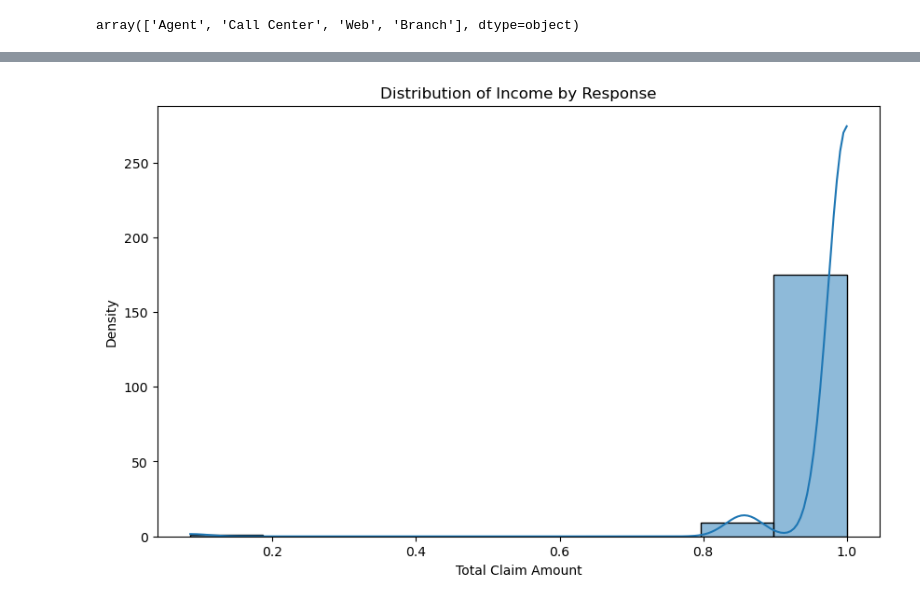
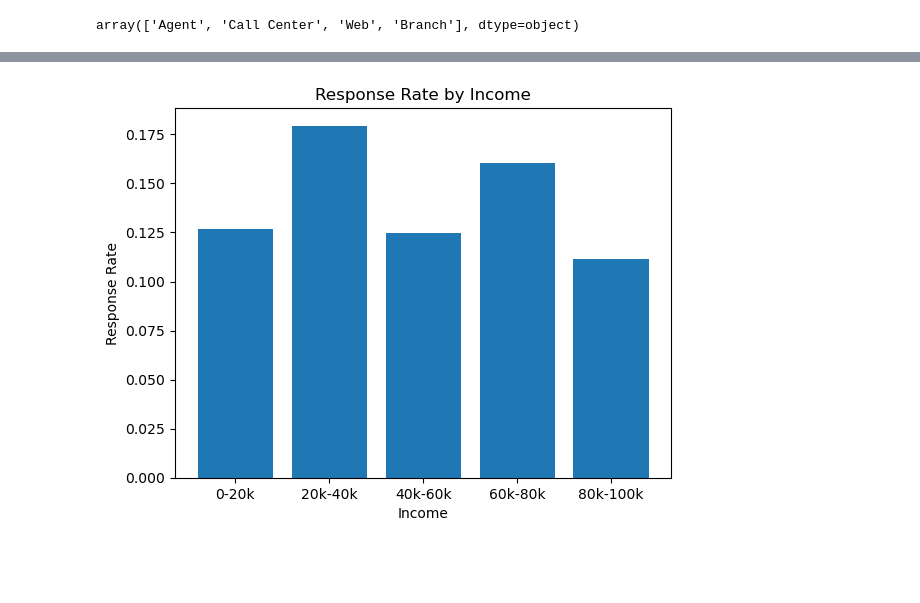
Before and after one commit to HeloisaBal/lab-customer-analysis-round-3, a Jupyter notebook: Lab Day 3 - Morning - Final.ipynb, the cells around one changed output, grey strips where cells are left out. Drawn from its saved outputs; the diff is of its cells as text; code cells hidden in the pictures; blank space fills up the shorter version.

```diff
--- a/Lab Day 3 - Morning - Final.ipynb
+++ b/Lab Day 3 - Morning - Final.ipynb
@@ -205,15 +128,26 @@ plt.show()
 # %%
 #Show a plot of the response rate by income.
-# %%
-# Step 1: Calculate response rate
-response_TCA = data[data['Response'] == 'Yes']['Income'].value_counts() / data['Income'].value_counts()
-
-# Step 2: Create bar plot
-plt.figure(figsize=(10, 6))
-sns.histplot(response_TCA, kde=True, label='Yes')
-plt.title('Distribution of Income by Response')
-plt.xlabel('Total Claim Amount')
-plt.ylabel('Density')
-plt.show()
-# %% [output]
-[figure, removed]
+# %%
+import pandas as pd
+import matplotlib.pyplot as plt
+
+# Assuming 'data' is your DataFrame containing the 'Income' and 'Response' columns
+
+# Create bins for the 'Income' column
+bins = [0, 20000, 40000, 60000, 80000, 100000, float('inf')]
+bin_labels = ['0-20k', '20k-40k', '40k-60k', '60k-80k', '80k-100k', '100k+']
+
+# Add a new column to 'data' containing the bin labels
+data['Income_bin'] = pd.cut(data['Income'], bins=bins, labels=bin_labels, right=False)
+
+# Calculate the response rate for each bin
+response_rate_by_channel = data.groupby('Income_bin')['Response'].mean().reset_index()
+
+# Plot the response rate
+plt.bar(response_rate_by_channel['Income_bin'], response_rate_by_channel['Response'])
+plt.xlabel('Income')
+plt.ylabel('Response Rate')
+plt.title('Response Rate by Income')
+plt.show()
+# %% [output]
+[figure, added]
```
Also changed, not shown: parts of 13 cells of this notebook.
